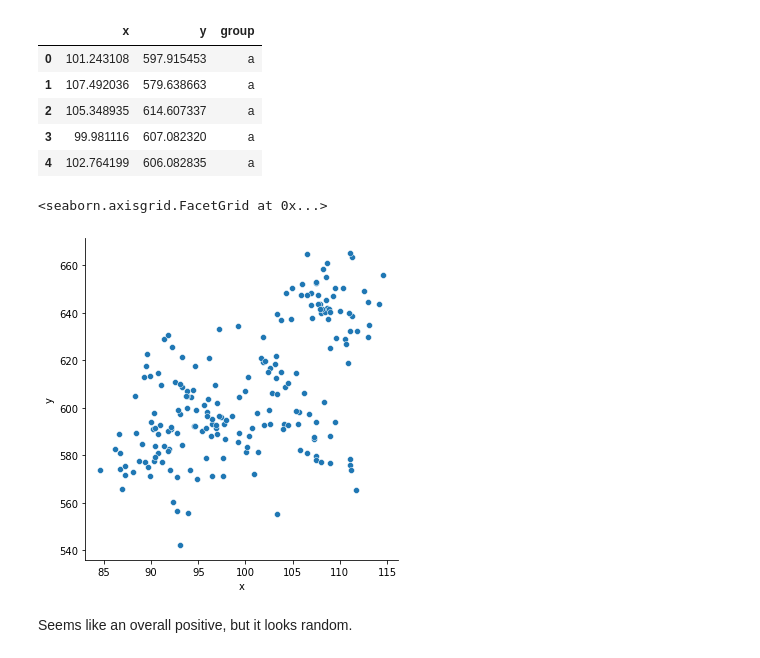
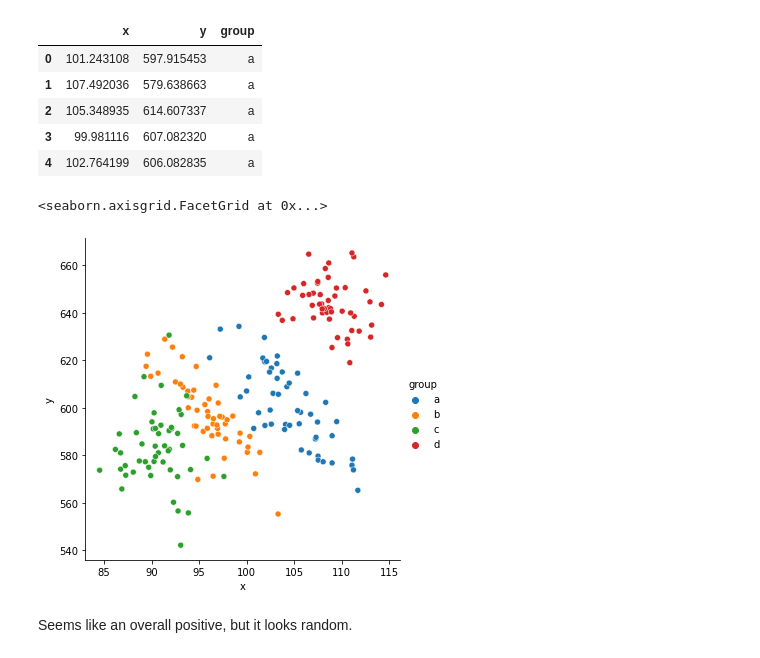
Before and after one commit to annah-vu/advanced-topics, a Jupyter notebook: exercise.ipynb, the cells around one changed output. Cells and saved outputs as stored; diff of their text form; code cells hidden in the pictures.

```diff
--- a/exercise.ipynb
+++ b/exercise.ipynb
@@ -77,10 +77,10 @@ df2.head()
 | 3 | 99.981116 | 607.082320 | a |
 | 4 | 102.764199 | 606.082835 | a |
 # %%
-sns.relplot(x='x',y='y', data = df2)
+sns.relplot(x='x',y='y', hue='group', data = df2)
 # %% [output]
 <seaborn.axisgrid.FacetGrid at 0x...>
-[figure, old version]
+[figure, new version]
 # %% [markdown]
 Seems like an overall positive, but it looks random.
 # %%
```
